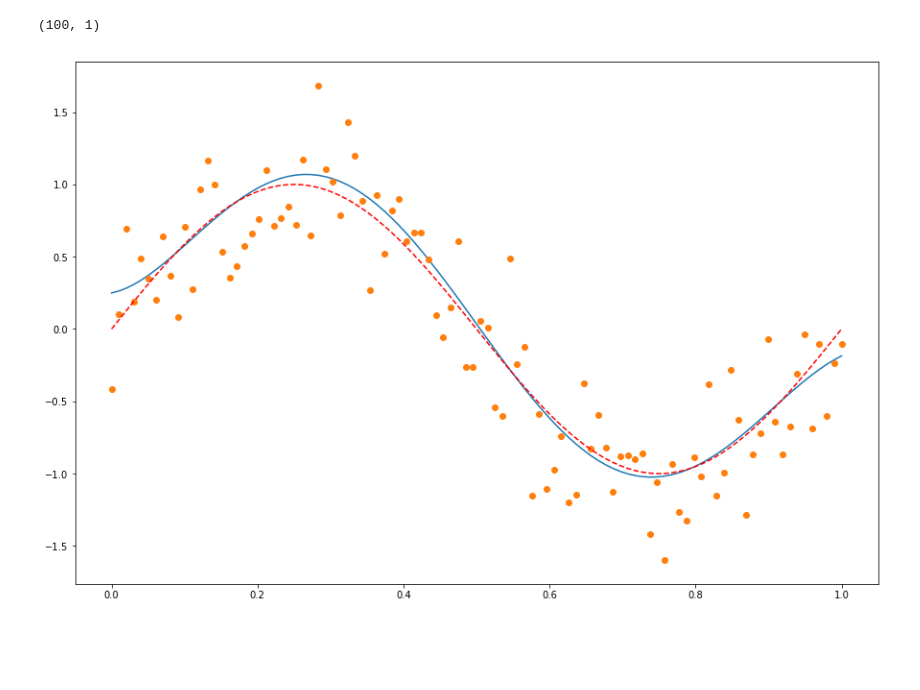
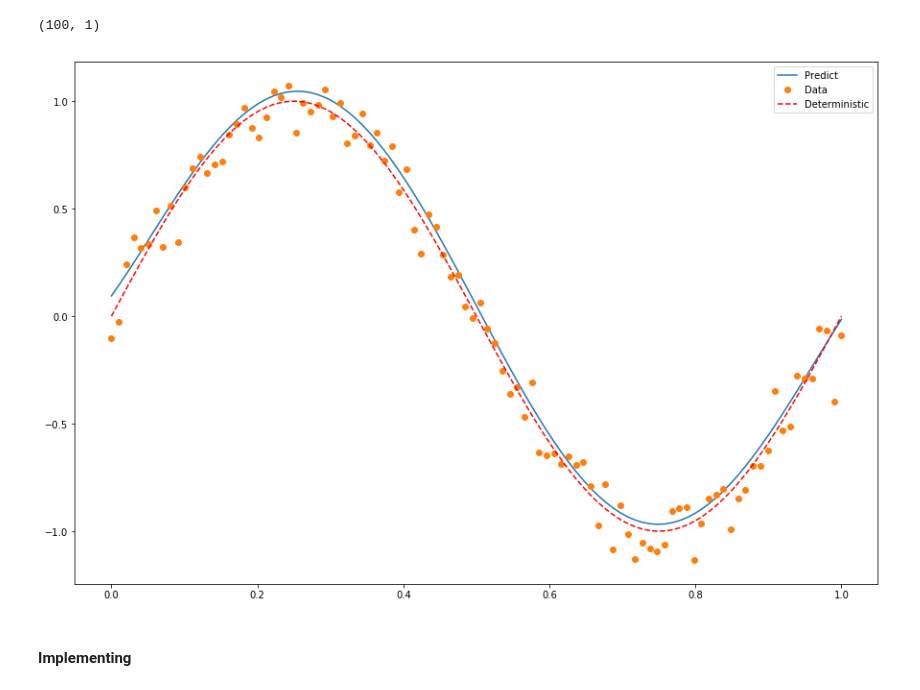
Before and after one commit to filipepfarias/Intro_to_GP, a Jupyter notebook: bayesian_linear_regression/re-visited_curve_fitting.ipynb, the cells around one changed output. Saved outputs shown, nothing was run; the diff lists cells and outputs as text; code cells hidden in the pictures; blank space fills up the shorter version.

Commit message:
Implementing function.

```diff
--- a/bayesian_linear_regression/re-visited_curve_fitting.ipynb
+++ b/bayesian_linear_regression/re-visited_curve_fitting.ipynb
@@ -20,7 +20,7 @@ N_obs = 10
 
 #data = np.zeros((10,int(sample_size)))
 
-t = np.sin(2*np.pi*x) + np.reshape(np.random.normal(size=sample_size,scale=0.35),dimension);
+t = np.sin(2*np.pi*x) + np.reshape(np.random.normal(size=sample_size,scale=0.1),dimension);
 
 #for i in range(N_obs):
 #    np.random.seed(i**2)
@@ -83,8 +83,11 @@ y_pred.shape
 (100, 1)
 # %%
 plt.figure(figsize=(15,10));
-plt.plot(x,y_pred);
-plt.plot(x,t,'o');
-plt.plot(x,y,'r--');
+plt.plot(x,y_pred,label='Predict');
+plt.plot(x,t,'o',label='Data');
+plt.plot(x,y,'r--',label='Deterministic');
+plt.legend();
 # %% [output]
-[figure, old version]
+[figure, new version]
+# %% [markdown]
+#### Implementing
```
Also changed, not shown: parts of 4 cells of this notebook.
